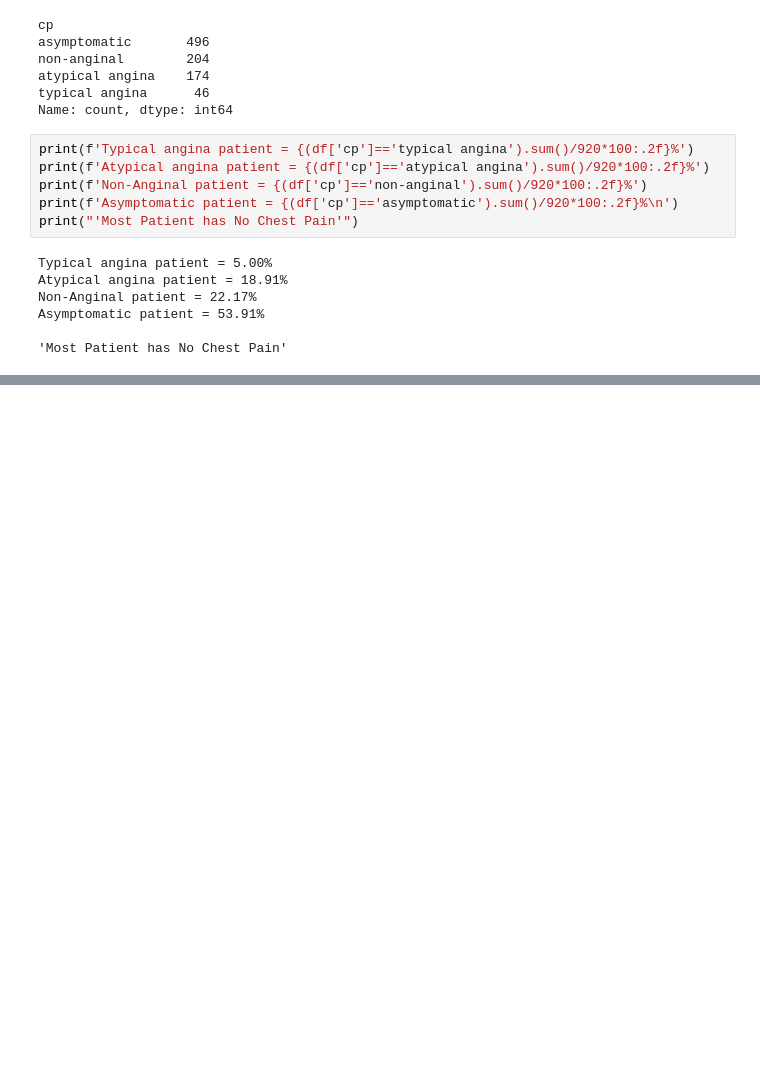
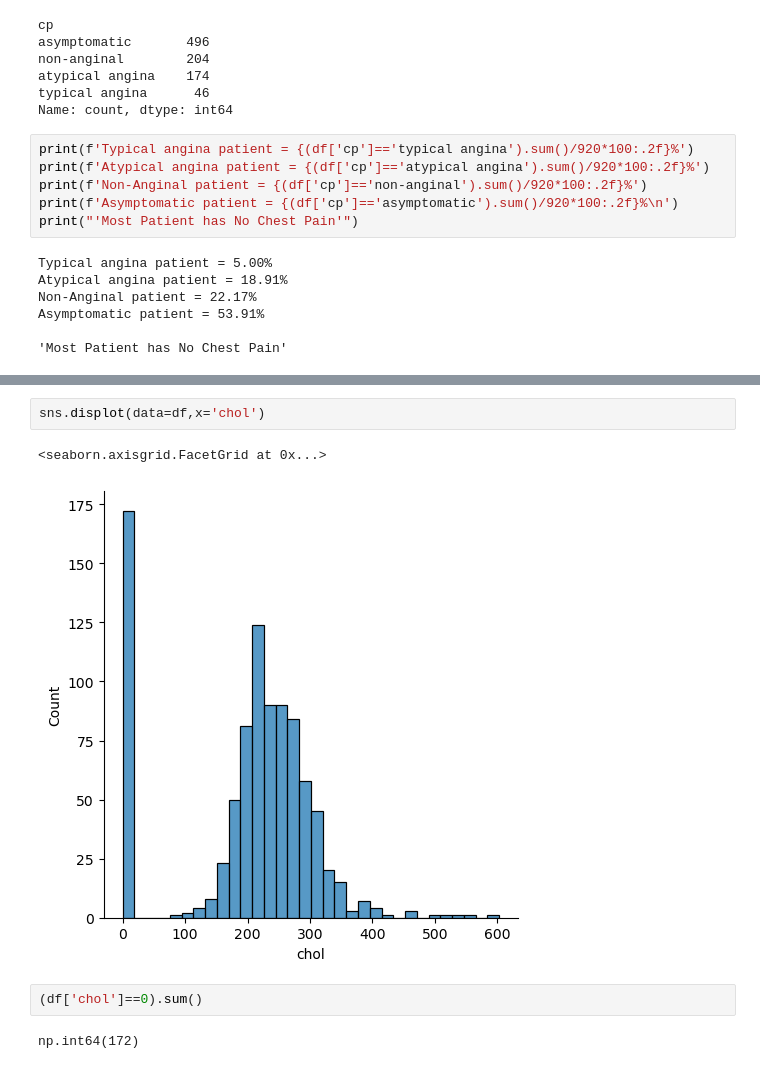
Before and after one commit to himashooo/Heart-Disease-Prediction, a Jupyter notebook: Heart Disease.ipynb, the cells around one changed output, grey strips where cells are left out. Cells and saved outputs as stored; diff of their text form; blank space fills up the shorter version.

```diff
--- a/Heart Disease.ipynb
+++ b/Heart Disease.ipynb
@@ -149,0 +178,9 @@ sns
+# %%
+sns.displot(data=df,x='chol')
+# %% [output]
+<seaborn.axisgrid.FacetGrid at 0x...>
+[figure, added]
+# %%
+(df['chol']==0).sum()
+# %% [output]
+np.int64(172)
```
Also changed, not shown: parts of 10 cells of this notebook.
